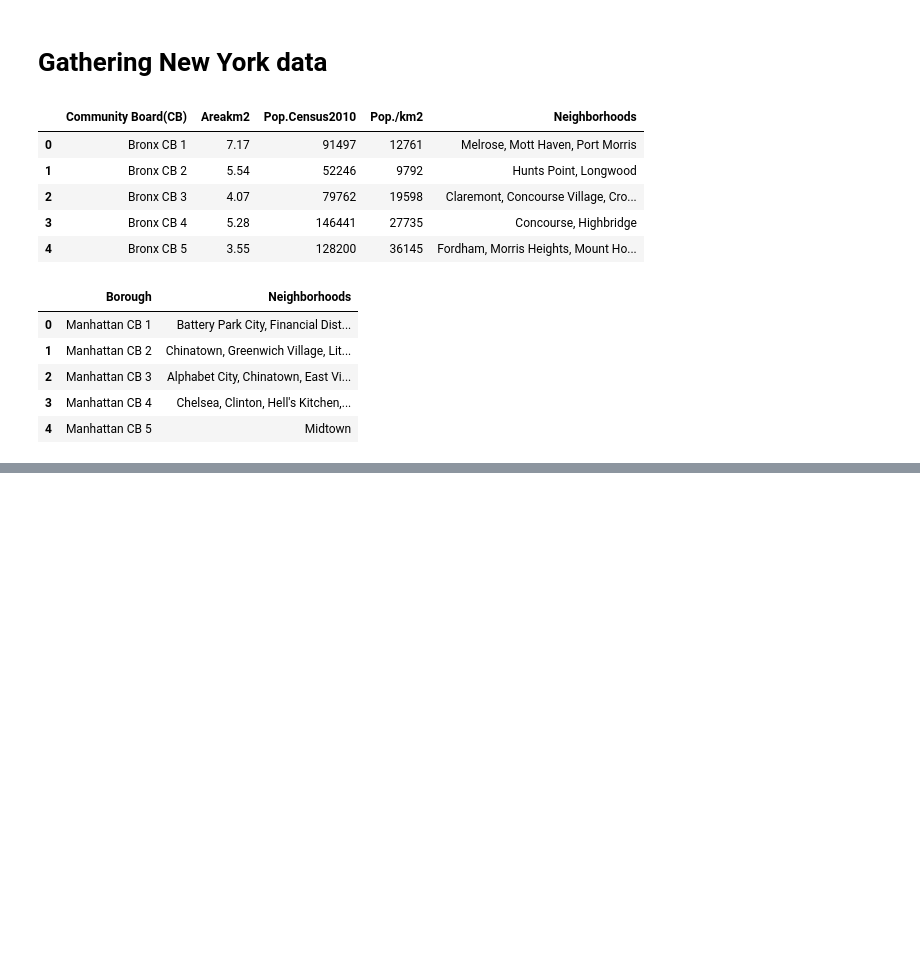
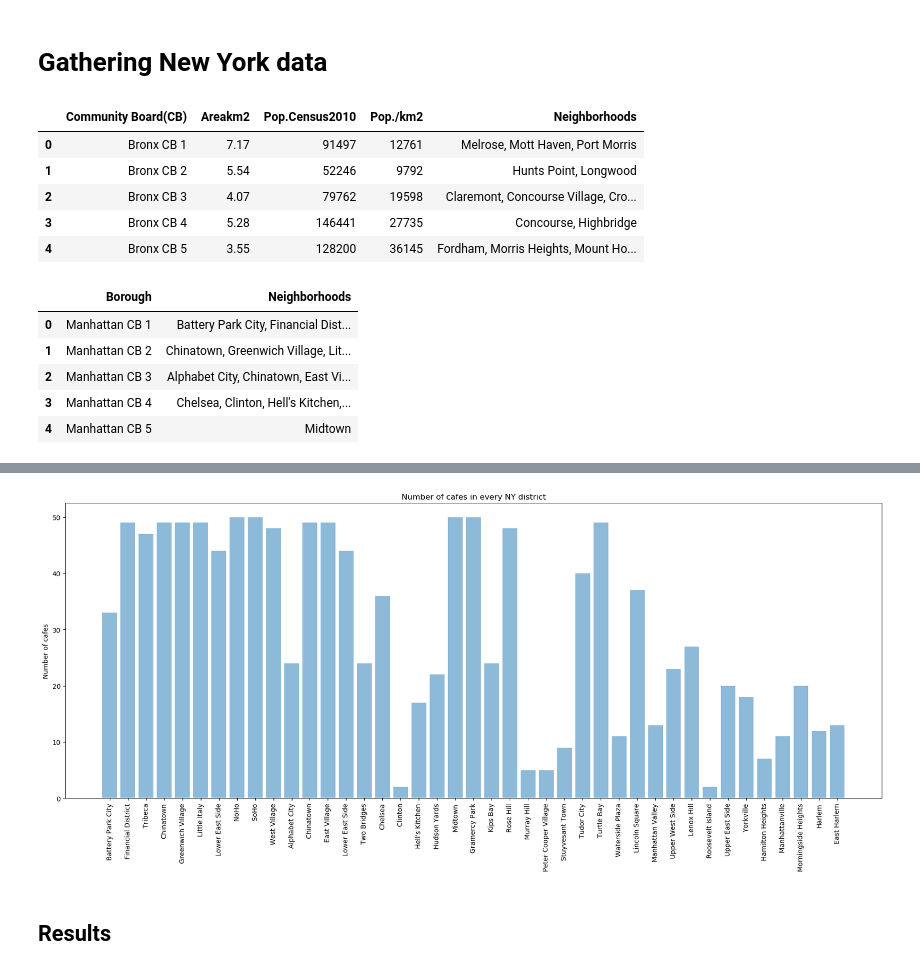
Before and after one commit to GUC83/github-coursera, a Jupyter notebook: the Battle of Neighborhoods.ipynb, the cells around one changed output, grey strips where cells are left out. Saved outputs shown, nothing was run; the diff lists cells and outputs as text; code cells hidden in the pictures; blank space fills up the shorter version.

```diff
--- a/the Battle of Neighborhoods.ipynb
+++ b/the Battle of Neighborhoods.ipynb
@@ -351,3 +340,6 @@ NY.head(50)
+# %%
+
+NY.drop([26,41,43,44,45,46,47],inplace=True)
 # %%
 # Getting latitude and longitude NY
 lat = []
@@ -374,0 +415,3 @@ NY.head(50)
+# %%
+# Initializing the number of bars
+N_bar = []
@@ -374,0 +485,3 @@ NY.head(50)
+# %%
+NY['Number of cafes'] = N_bar
+NY.head()
@@ -374,0 +495,22 @@ NY.head(50)
+# %%
+import matplotlib.pyplot as plt; plt.rcdefaults()
+import numpy as np
+import matplotlib.pyplot as plt
+from matplotlib.pyplot import figure
+figure(num=None, figsize=(22, 8), facecolor='w', edgecolor='k')
+
+objects = NY['District']
+y_pos = np.arange(len(objects))
+performance = NY['Number of cafes'].values
+
+plt.xticks(rotation=90)
+plt.bar(y_pos, performance, align='center', alpha=0.5)
+plt.xticks(y_pos, objects)
+plt.ylabel('Number of cafes')
+plt.title('Number of cafes in every NY district')
+
+plt.show()
+# %% [output]
+[figure, added]
+# %% [markdown]
+## Results
```
Also changed, not shown: parts of 32 cells of this notebook.
